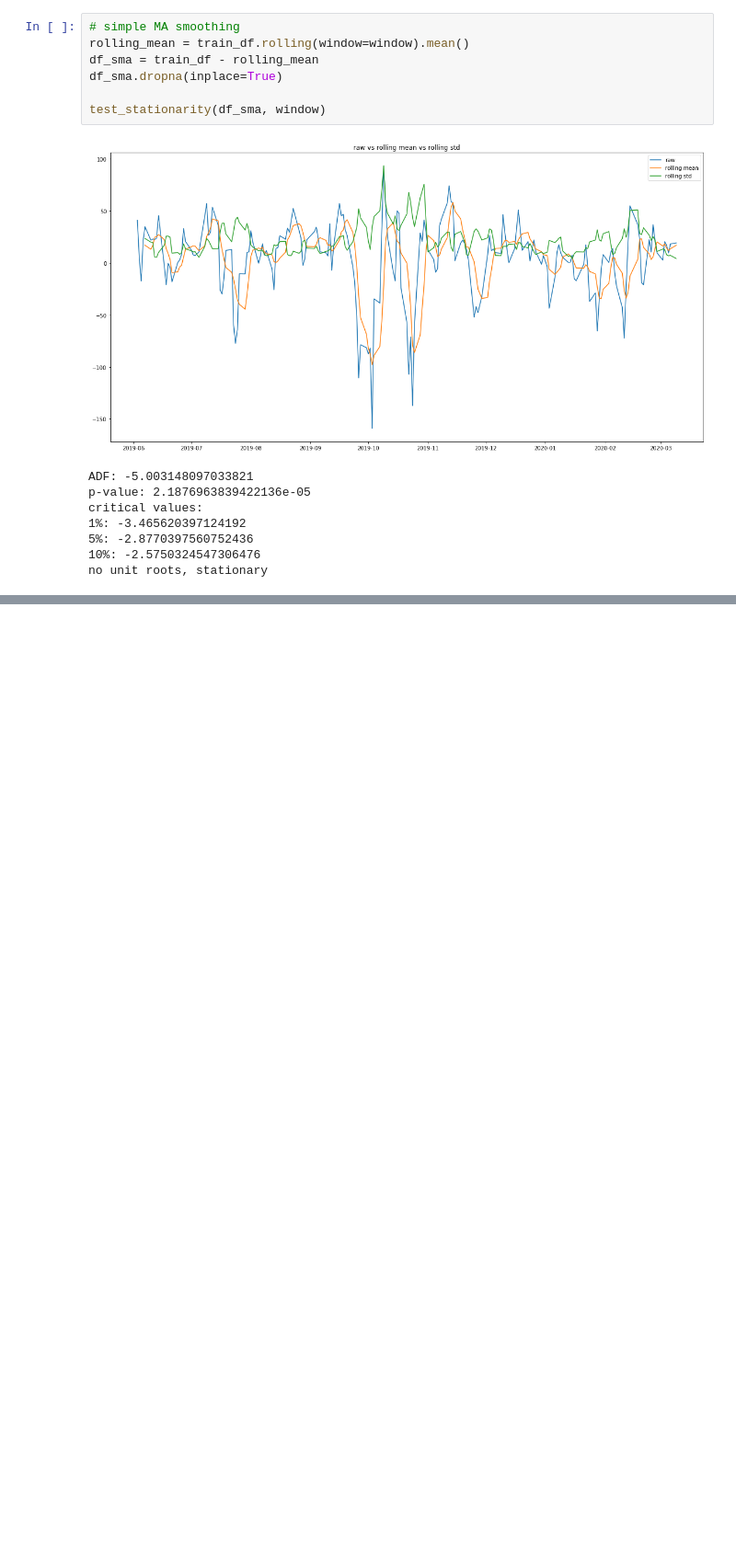
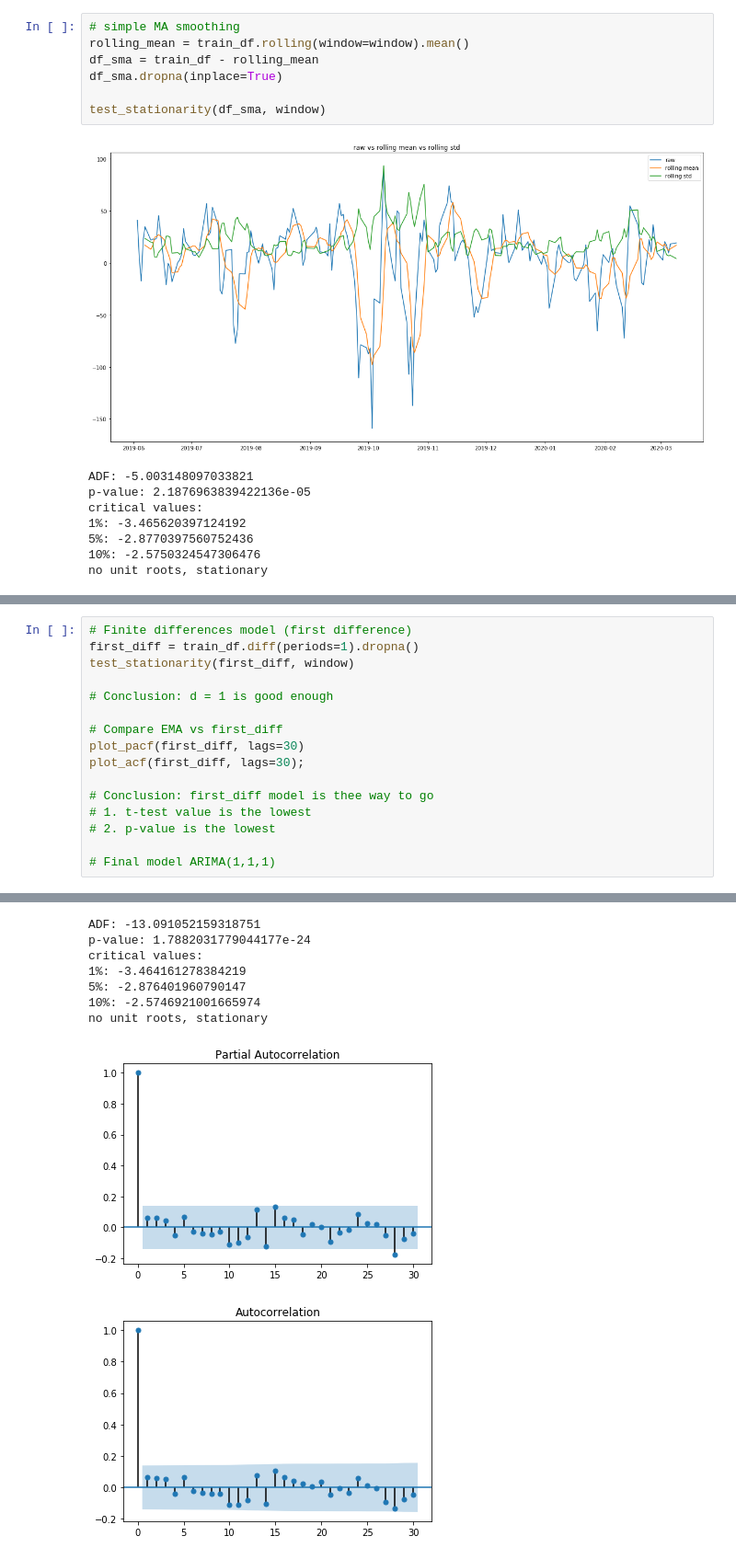
Before and after one commit to nikkatalnikov/arima_jupyter_demo, a Jupyter notebook: arima.ipynb, the cells around one changed output, grey strips where cells are left out. Shown: that part at 92% size. Cells and saved outputs as stored; diff of their text form; blank space fills up the shorter version.

```diff
--- a/arima.ipynb
+++ b/arima.ipynb
@@ -125,0 +107,17 @@ no unit roots, stationary
+# %%
+# Finite differences model (first difference)
+first_diff = train_df.diff(periods=1).dropna()
+test_stationarity(first_diff, window)
+
+# Conclusion: d = 1 is good enough
+
+# Compare EMA vs first_diff
+plot_pacf(first_diff, lags=30)
+plot_acf(first_diff, lags=30);
+
+# Conclusion: first_diff model is thee way to go
+# 1. t-test value is the lowest
+# 2. p-value is the lowest
+
+# Final model ARIMA(1,1,1)
+# %% [output]
@@ -126,2 +125,11 @@ no unit roots, stationary
+ADF: -13.091052159318751
+p-value: 1.7882031779044177e-24
+critical values:
+1%: -3.464161278384219
+5%: -2.876401960790147
+10%: -2.5746921001665974
+no unit roots, stationary
+[figure, added]
+[figure, added]
 # %%
 # Fit model
```
Also changed, not shown: parts of 9 cells of this notebook.
